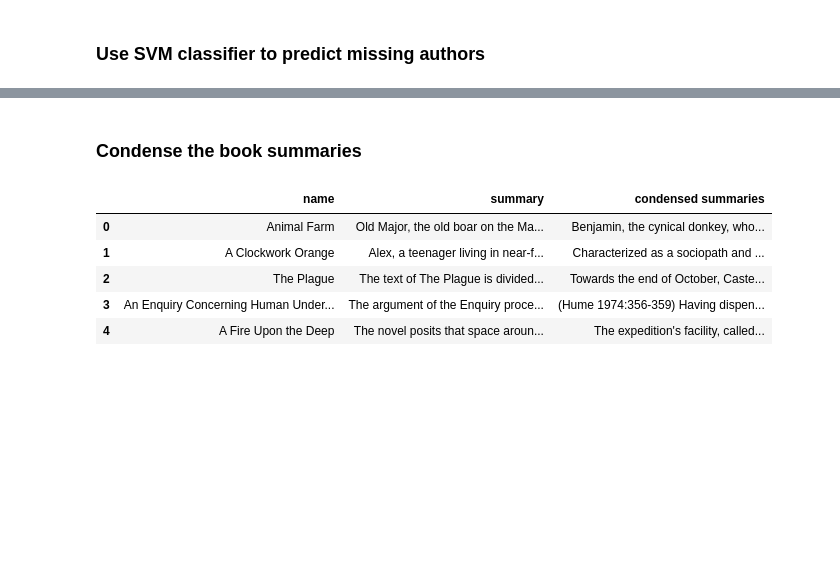
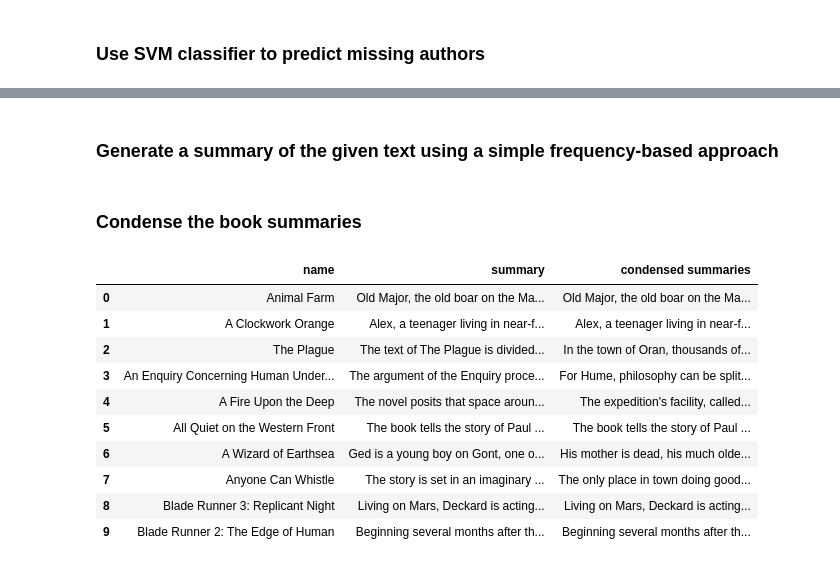
Before and after one commit to SRDsara/Book-Summarizer, a Jupyter notebook: book.ipynb, the cells around one changed output, grey strips where cells are left out. Drawn from its saved outputs; the diff is of its cells as text; code cells hidden in the pictures; blank space fills up the shorter version.

```diff
--- a/book.ipynb
+++ b/book.ipynb
@@ -412,3 +373,34 @@ def summarizer(text):
+# %% [markdown]
+### Generate a summary of the given text using a simple frequency-based approach
+# %%
+def summarizer(text):
+    # Tokenize the text into words
+    words = word_tokenize(text)
+
+    # Create frequency table for words
+    freq_table = {}
+    for word in words:
+        word_lower = word.lower()
+        if word_lower not in set(stopwords.words('english')):
+            freq_table[word_lower] = freq_table.get(word_lower, 0) + 1
+
+    # Tokenize text into sentences
+    sentences = sent_tokenize(text)
+
+    # Create score for each sentence
+    sentence_value = {sentence: sum(freq_table[word.lower()] for word in word_tokenize(sentence) if word.lower() in freq_table) for sentence in sentences}
+
+    # Calculate average value of a sentence from the original text
+    average = sum(sentence_value.values()) / len(sentence_value)
+
+    # Generate summary based on the score of each sentence
+    summary = ''
+    coef = 1.2
+    while not summary and coef >= 1:
+        summary = ' '.join(sentence for sentence in sentences if sentence_value.get(sentence, 0) > coef * average)
+        coef -= 0.01
+
+    return summary
 # %% [markdown]
 ### Condense the book summaries
 # %%
@@ -416,14 +408,19 @@ df_output = df[["name","summary"]]
 # %%
 df_output["condensed summaries"] = df_output["summary"].apply(lambda x: summarizer(x))
 # %%
-df_output.head()
+df_output.head(10)
 # %% [output]
 |  | name | summary | condensed summaries |
-| 0 | Animal Farm | Old Major, the old boar on the Ma... | Benjamin, the cynical donkey, who... |
-| 1 | A Clockwork Orange | Alex, a teenager living in near-f... | Characterized as a sociopath and ... |
-| 2 | The Plague | The text of The Plague is divided... | Towards the end of October, Caste... |
-| 3 | An Enquiry Concerning Human Under... | The argument of the Enquiry proce... | (Hume 1974:356-359) Having dispen... |
+| 0 | Animal Farm | Old Major, the old boar on the Ma... | Old Major, the old boar on the Ma... |
+| 1 | A Clockwork Orange | Alex, a teenager living in near-f... | Alex, a teenager living in near-f... |
+| 2 | The Plague | The text of The Plague is divided... | In the town of Oran, thousands of... |
+| 3 | An Enquiry Concerning Human Under... | The argument of the Enquiry proce... | For Hume, philosophy can be split... |
 | 4 | A Fire Upon the Deep | The novel posits that space aroun... | The expedition's facility, called... |
+| 5 | All Quiet on the Western Front | The book tells the story of Paul ... | The book tells the story of Paul ... |
+| 6 | A Wizard of Earthsea | Ged is a young boy on Gont, one o... | His mother is dead, his much olde... |
+| 7 | Anyone Can Whistle | The story is set in an imaginary ... | The only place in town doing good... |
+| 8 | Blade Runner 3: Replicant Night | Living on Mars, Deckard is acting... | Living on Mars, Deckard is acting... |
+| 9 | Blade Runner 2: The Edge of Human | Beginning several months after th... | Beginning several months after th... |
 # %%
 def image_generation(text):
     pipeline = StableDiffusionPipeline.from_pretrained(
```
Also changed, not shown: parts of 12 cells of this notebook.
